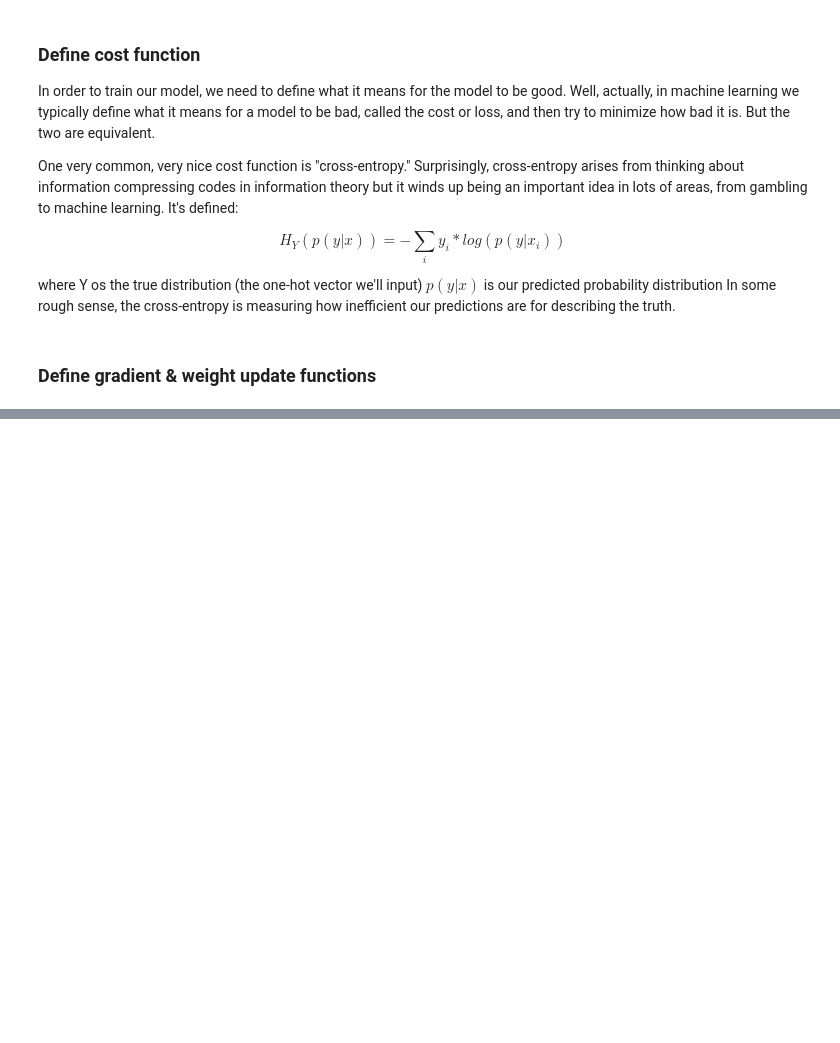
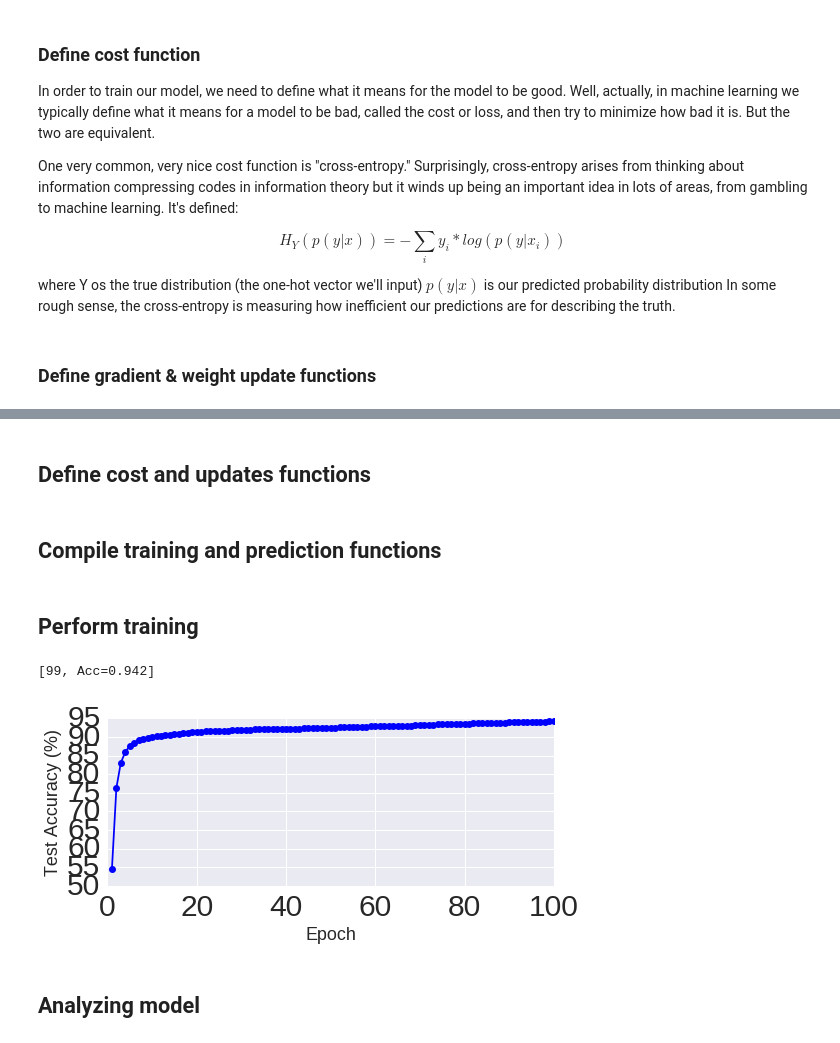
Before and after one commit to quangcs7/DeepLearning, a Jupyter notebook: Theano at a Glance.ipynb, the cells around one changed output, grey strips where cells are left out. Cells and saved outputs as stored; diff of their text form; code cells hidden in the pictures; blank space fills up the shorter version.

```diff
--- a/Theano at a Glance.ipynb
+++ b/Theano at a Glance.ipynb
@@ -524,0 +583,2 @@ analyze_net(w, 28)
+# %% [markdown]
+## Define cost and updates functions
@@ -524,0 +591,2 @@ analyze_net(w, 28)
+# %% [markdown]
+## Compile training and prediction functions
@@ -524,0 +604,9 @@ analyze_net(w, 28)
+# %% [markdown]
+## Perform training
+# %%
+train_mnist(trainX, trainY, testX, testY)
+# %% [output]
+[99, Acc=0.942]
+[figure, added]
+# %% [markdown]
+## Analyzing model
```
Also changed, not shown: parts of 42 cells of this notebook.
